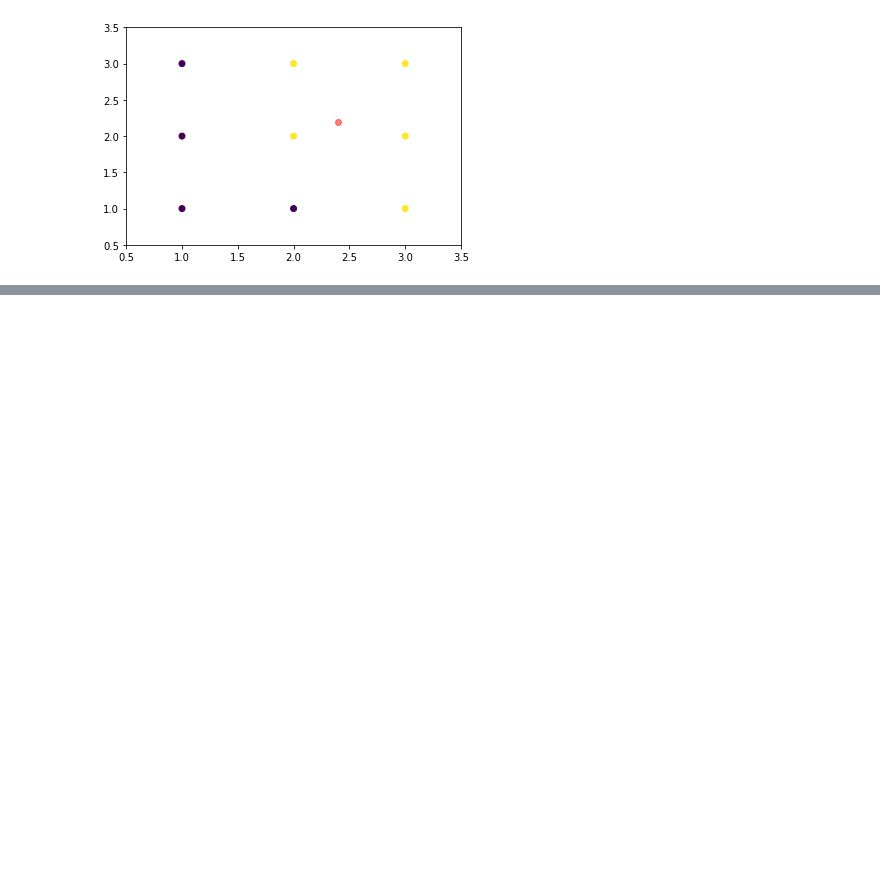
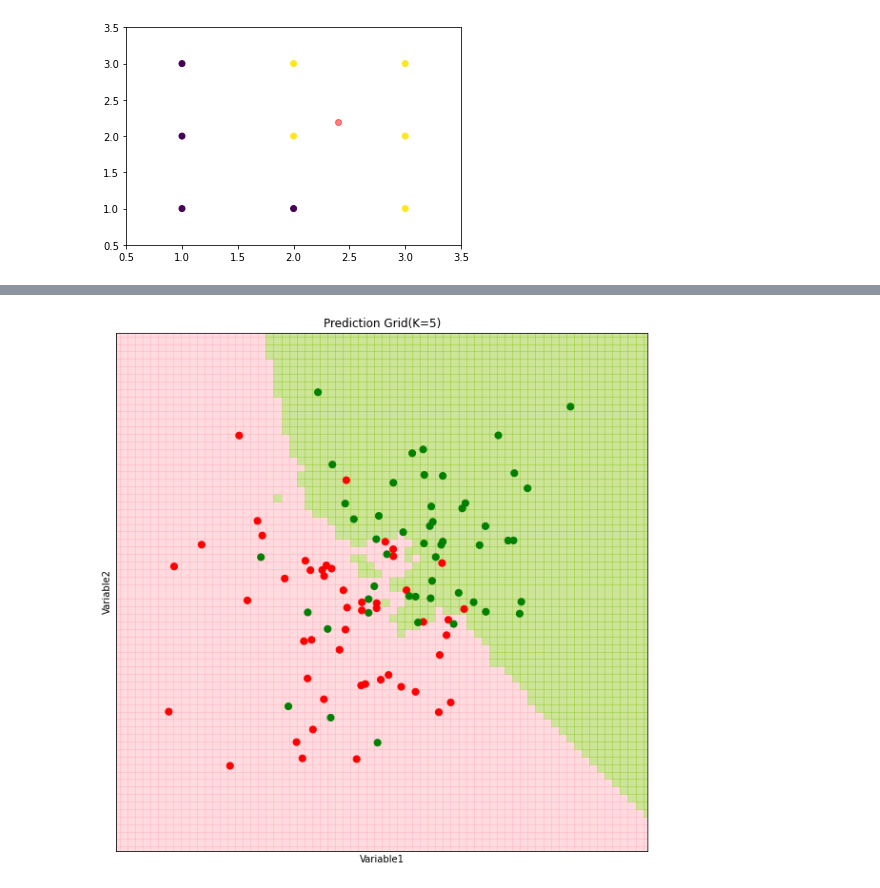
Before and after one commit to ashudva/Case_Studies, a Jupyter notebook: KNN Classification/KNN.ipynb, the cells around one changed output, grey strips where cells are left out. Saved outputs shown, nothing was run; the diff lists cells and outputs as text; code cells hidden in the pictures; blank space fills up the shorter version.

Commit message:
Plot prediction grid

```diff
--- a/KNN Classification/KNN.ipynb
+++ b/KNN Classification/KNN.ipynb
@@ -71,0 +72,46 @@ plt.show()
+# %%
+# Prediction Grid
+def make_prediction_grid(limits, points, labels, k):
+    xs = np.arange(x_min, x_max, h)
+    ys = np.arange(y_min, y_max, h)
+    (xx, yy) = np.meshgrid(xs, ys)
+    prediction_grid = np.zeros(xx.shape, dtype = int)
+
+    for i,x in enumerate(xs):
+        for j,y in enumerate(ys):
+            prediction_grid[j,i] = knn_predict([x,y], points, labels, k)
+
+    return xx, yy, prediction_grid
+# %%
+def annotate(ax, xlab="X", ylab="Y", title="Figure", tick=False):
+    ax.set_xlabel(xlab)
+    ax.set_ylabel(ylab)
+    ax.set_title(title)
+    if not tick:
+        ax.set_xticks(())
+        ax.set_yticks(())
+
+
+def plot_prediction_grid(xx, yy, prediction_grid, filename):
+    """ Plot KNN predictions for every point on the grid."""
+    from matplotlib.colors import ListedColormap
+    background_colormap = ListedColormap(
+        ["lightpink", "lightskyblue", "yellowgreen"])
+    observation_colormap = ListedColormap(["red", "blue", "green"])
+    fig, ax = plt.subplots(figsize=(10, 10))
+    ax.pcolormesh(xx, yy, prediction_grid,
+                  cmap=background_colormap, alpha=0.5, shading="auto")
+    ax.scatter(points[:, 0], points[:, 1], c=labels,
+               cmap=observation_colormap, s=50)
+    annotate(ax, "Variable1", "Variable2", "Prediction Grid(K=5)")
+    ax.set_xlim(np.min(xx), np.max(xx))
+    ax.set_ylim(np.min(yy), np.max(yy))
+    fig.savefig(filename)
+# %%
+points, labels = synth_data()
+x_min, x_max, y_min, y_max, h = -3, 4, -3, 4, 0.1
+k = 5
+xx, yy, prediction_grid = make_prediction_grid((x_min, x_max, y_min, y_max, h), points, labels, k)
+plot_prediction_grid(xx, yy, prediction_grid, "knn_prediction_grid_5.pdf")
+# %% [output]
+[figure, added]
```
Also changed, not shown: parts of 1 cell of this notebook, 1 other file.
